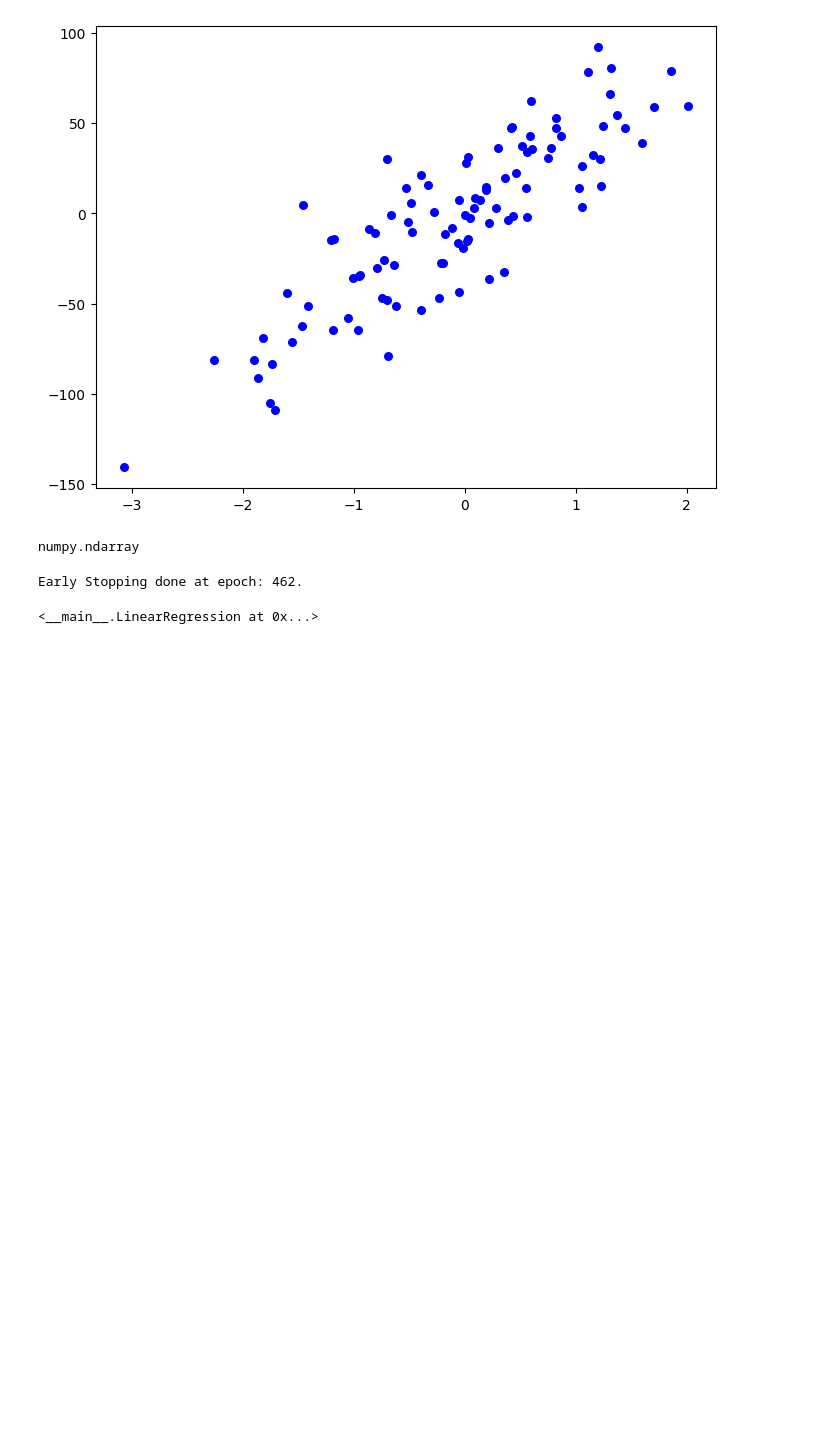
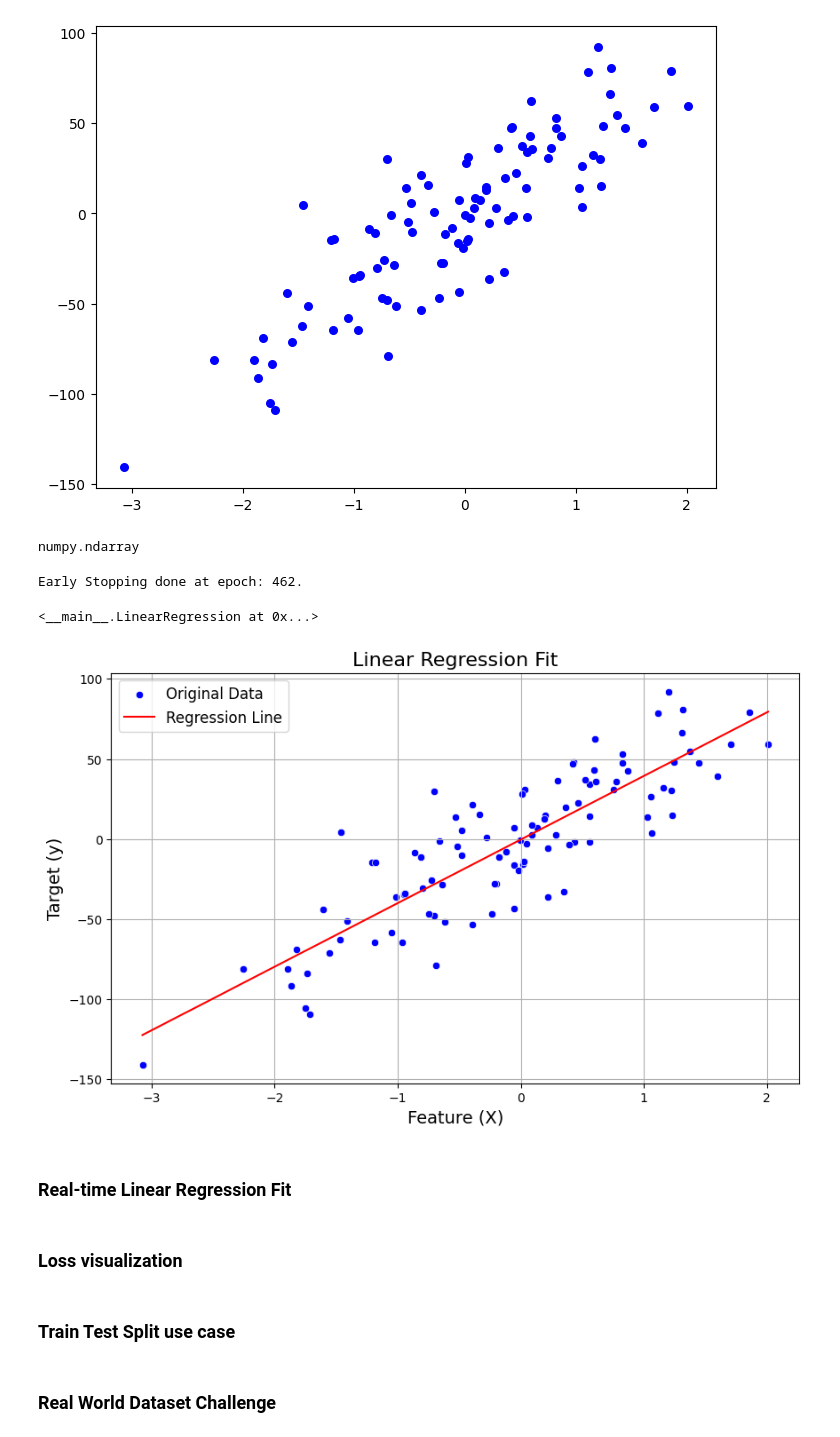
Before and after one commit to TanatB/ML_from_scratch, a Jupyter notebook: linear_regression.ipynb, the cells around one changed output. Drawn from its saved outputs; the diff is of its cells as text; code cells hidden in the pictures; blank space fills up the shorter version.

Commit message:
Visualize and Fit the line into the graph. Also add future goals for self-challenging.

```diff
--- a/linear_regression.ipynb
+++ b/linear_regression.ipynb
@@ -57,7 +57,7 @@ class LinearRegression:
 
     def _initialize_parameters(self, n_features: int):
         """
-        Initialize function for models with more than 1 feature
+        Initialize function for models with more than 1 feature.
 
         Args:
             n_features (int): number of features.
@@ -67,7 +67,7 @@ class LinearRegression:
     # Prediction
     def predict(self, X):
         """
-        Forward Propagation
+        Forward Propagation (Or final prediction) with the current weight/bias
 
         Args:
             X (list): List of feature
@@ -81,7 +81,7 @@ class LinearRegression:
 
     def _cost_function(self, X, y):
         """
-        MSE
+        Mean Square Error.
 
         Args:
             X (list): List of feature values
@@ -98,7 +98,7 @@ class LinearRegression:
 
     def _back_propagation(self, X, y):
         """
-        Back Propagation function used for calculating gradient
+        Back Propagation function used for calculating gradient of weight & bias.
 
         Args:
             X (list): List of feature values
@@ -148,11 +148,12 @@ class LinearRegression:
             previous_loss = current_loss
 
     def fit(self, X, y):
-        """_summary_
+        """
+        Fit the prediction and compare it with training data
 
         Args:
-            X (_type_): _description_
-            y (_type_): _description_
+            X (list): List of feature values
+            y (list): List of Output values
 
         Returns:
             _type_: _description_
@@ -185,8 +186,8 @@ type(X)
 # %% [output]
 numpy.ndarray
 # %%
-reg = LinearRegression(learning_rate=0.01, epochs=1000)
-reg.fit(X,y)
+model = LinearRegression(learning_rate=0.01, epochs=1000)
+model.fit(X,y)
 # %% [output]
 Early Stopping done at epoch: 462.
 <__main__.LinearRegression at 0x...>
@@ -197,0 +194,23 @@ Early Stopping done at epoch: 462.
+# %%
+X_flat = [x[0] for x in X]
+predictions = model.predict(X)
+
+plt.figure(figsize=(10, 6))
+sns.scatterplot(x=X_flat, y=y, color='blue', label='Original Data')  # Scatter plot of actual data
+sns.lineplot(x=X_flat, y=predictions, color='red', label='Regression Line')  # Regression line
+plt.title("Linear Regression Fit", fontsize=16)
+plt.xlabel("Feature (X)", fontsize=14)
+plt.ylabel("Target (y)", fontsize=14)
+plt.legend(fontsize=12)
+plt.grid(True)
+plt.show()
+# %% [output]
+[figure, added]
+# %% [markdown]
+### Real-time Linear Regression Fit
+# %% [markdown]
+### Loss visualization
+# %% [markdown]
+### Train Test Split use case
+# %% [markdown]
+### Real World Dataset Challenge
```
Also changed, not shown: parts of 2 cells of this notebook.
